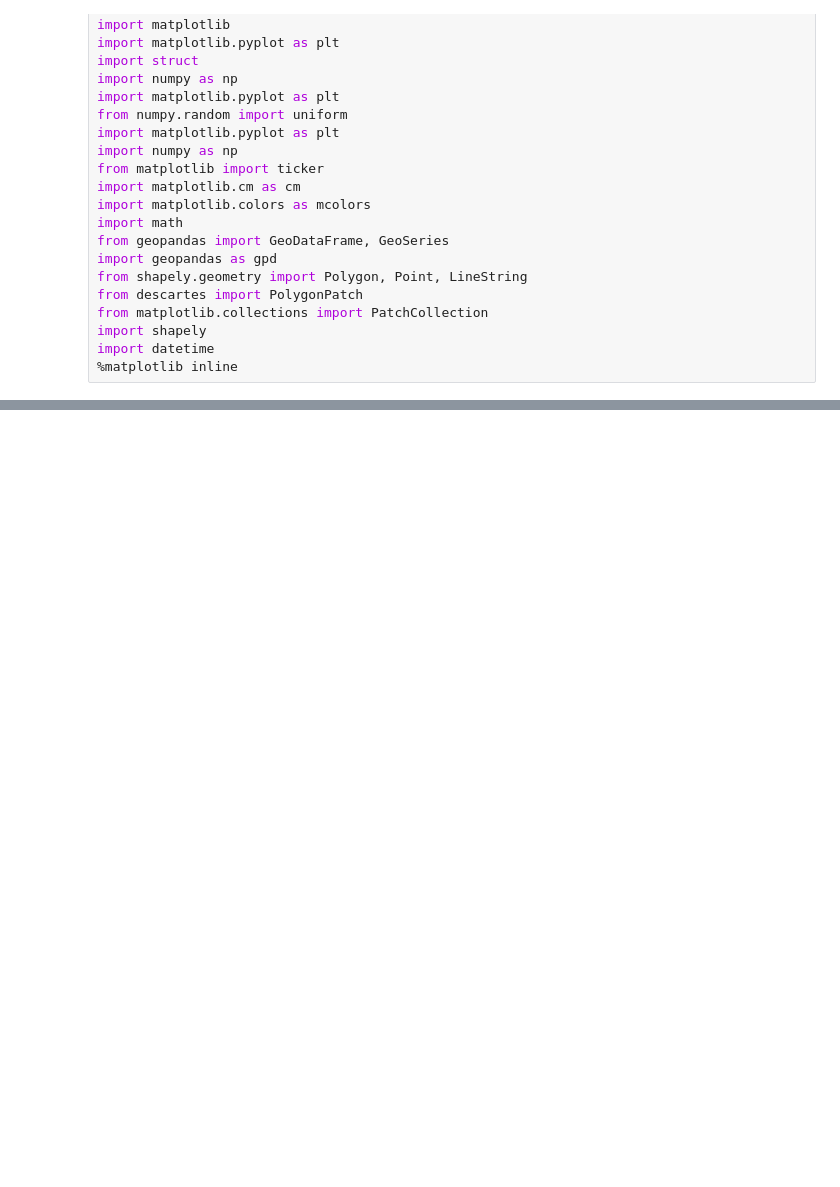
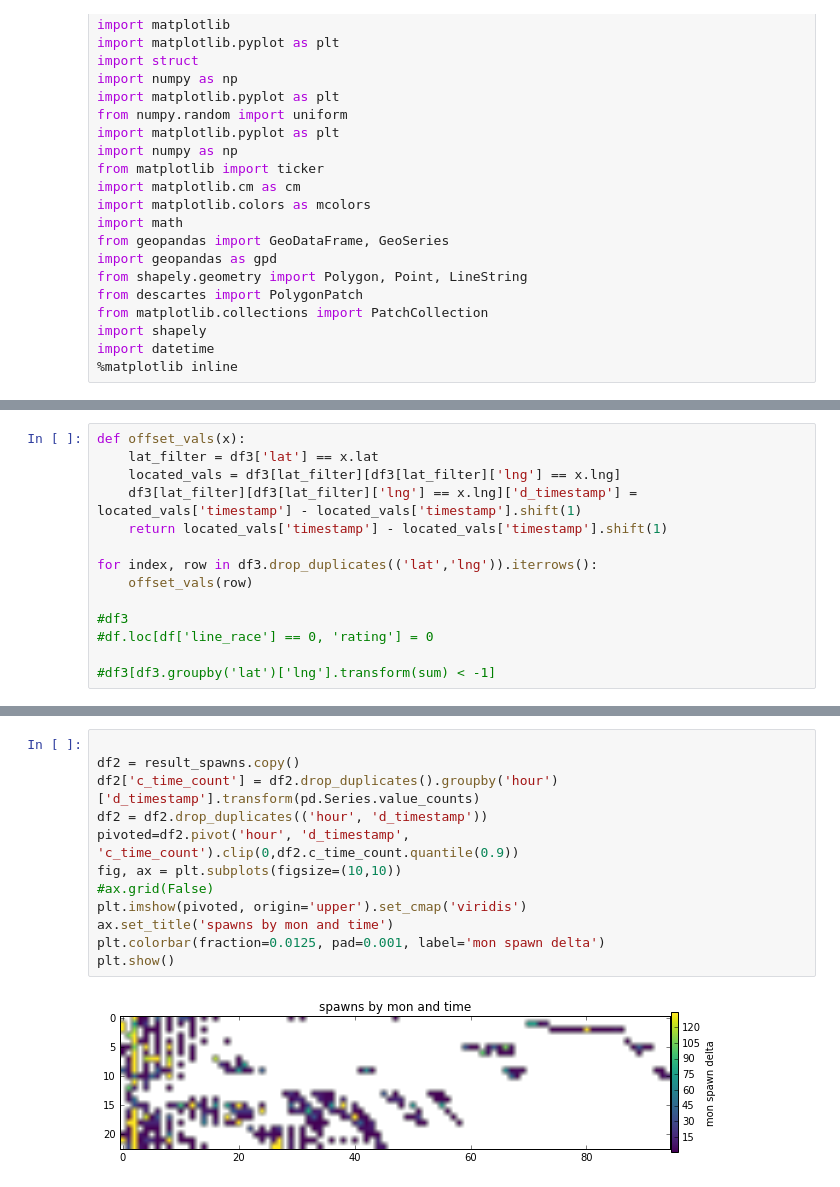
Before and after one commit to kvey/pogonotebook, a Jupyter notebook: MonTime.ipynb, the cells around one changed output, grey strips where cells are left out. Cells and saved outputs as stored; diff of their text form; blank space fills up the shorter version.

```diff
--- a/MonTime.ipynb
+++ b/MonTime.ipynb
@@ -69,0 +166,14 @@ plt.show()
+# %%
+def offset_vals(x):
+    lat_filter = df3['lat'] == x.lat
+    located_vals = df3[lat_filter][df3[lat_filter]['lng'] == x.lng]
+    df3[lat_filter][df3[lat_filter]['lng'] == x.lng]['d_timestamp'] = located_vals['timestamp'] - located_vals['timestamp'].shift(1)
+    return located_vals['timestamp'] - located_vals['timestamp'].shift(1)
+
+for index, row in df3.drop_duplicates(('lat','lng')).iterrows():
+    offset_vals(row)
+
+#df3
+#df.loc[df['line_race'] == 0, 'rating'] = 0
+
+#df3[df3.groupby('lat')['lng'].transform(sum) < -1]
@@ -69,0 +226,14 @@ plt.show()
+# %%
+
+df2 = result_spawns.copy()
+df2['c_time_count'] = df2.drop_duplicates().groupby('hour')['d_timestamp'].transform(pd.Series.value_counts)
+df2 = df2.drop_duplicates(('hour', 'd_timestamp'))
+pivoted=df2.pivot('hour', 'd_timestamp', 'c_time_count').clip(0,df2.c_time_count.quantile(0.9))
+fig, ax = plt.subplots(figsize=(10,10))
+#ax.grid(False)
+plt.imshow(pivoted, origin='upper').set_cmap('viridis')
+ax.set_title('spawns by mon and time')
+plt.colorbar(fraction=0.0125, pad=0.001, label='mon spawn delta')
+plt.show()
+# %% [output]
+[figure, added]
```
Also changed, not shown: parts of 25 cells of this notebook, 3 other files.
